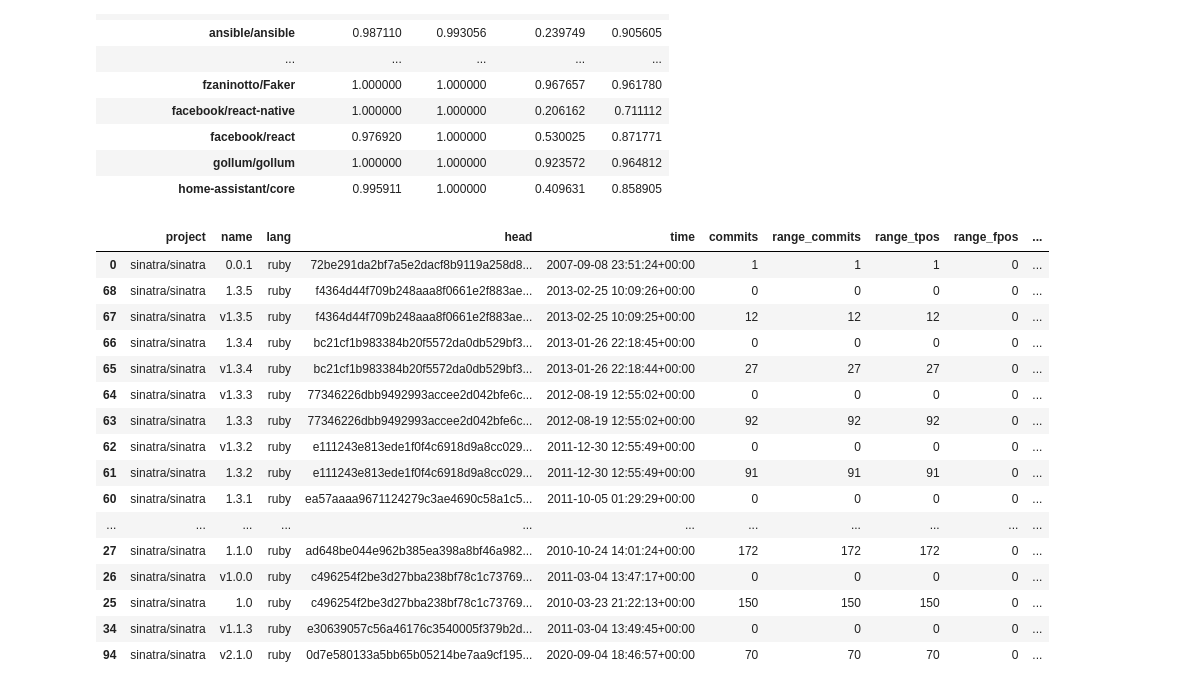
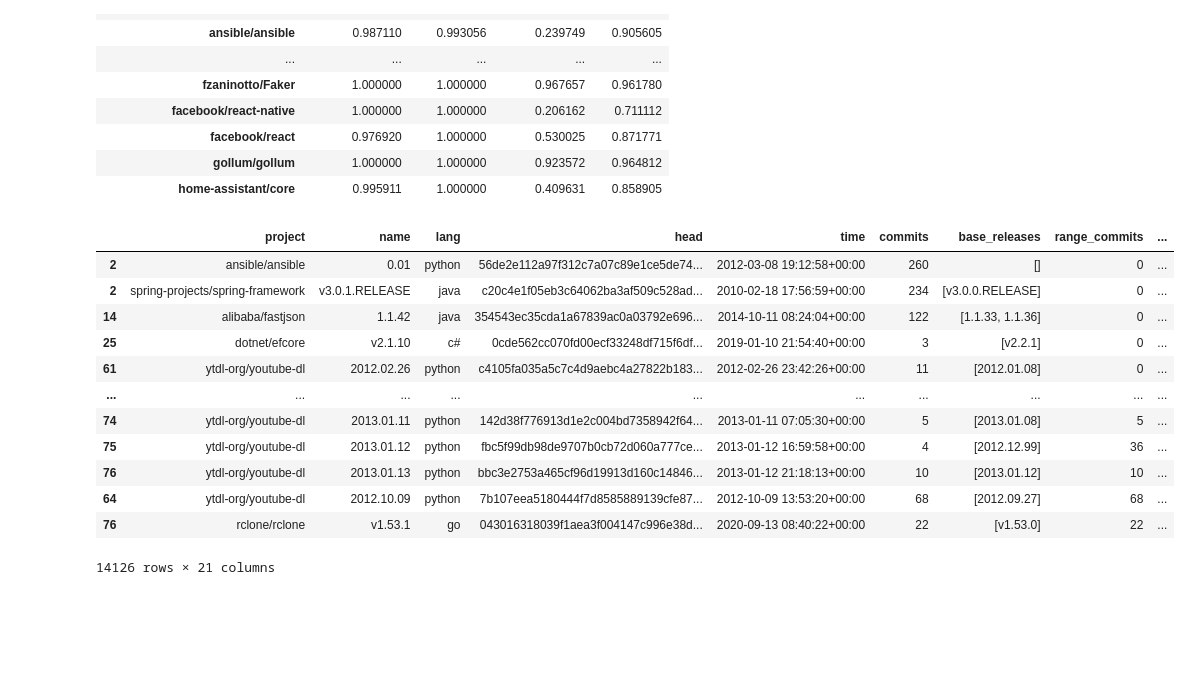
Before and after one commit to gems-uff/release-mining, a Jupyter notebook: 02-release_mining.ipynb, the cells around one changed output. Saved outputs shown, nothing was run; the diff lists cells and outputs as text; code cells hidden in the pictures; blank space fills up the shorter version.

```diff
--- a/02-release_mining.ipynb
+++ b/02-release_mining.ipynb
@@ -21,9 +21,9 @@ from releasy.miner import TagReleaseMiner, PathCommitMiner, RangeCommitMiner, Ti
 projects = pd.read_pickle('projects.zip')
 # %%
 releases = pd.DataFrame(columns=[
-    "project","name", "lang","head", "time", "commits",
-    "range_commits", "range_tpos", "range_fpos","range_fneg",
-    "time_commits", "time_tpos", "time_fpos","time_fneg"])
+    "project","name", "lang","head", "time", "commits", "base_releases",
+    "range_commits", "range_base_releases", "range_tpos", "range_fpos","range_fneg",
+    "time_commits", "time_base_releases", "time_tpos", "time_fpos","time_fneg"])
 
 suffix_exception_catalog = {
     "spring-projects/spring-boot": ".RELEASE",
@@ -72,22 +72,30 @@ for i,project in enumerate(projects.itertuples()):
             range_commits = set(range_release_set[release.name].commits)
             time_commits = set(time_release_set[release.name].commits)
 
+            path_base_releases = [release.name.value for release in path_release_set[release.name].base_releases]
+            range_base_releases = [release.name.value for release in range_release_set[release.name].base_releases]
+            time_base_releases = [release.name.value for release in time_release_set[release.name].base_releases]
+
             stats.append({
                 "project": project.name,
-                "name": release.name,
+                "name": release.name.value,
                 "lang": project.lang,
                 "head": release.head,
                 "time": release.time,
                 "commits": len(path_commits),
+                "base_releases": path_base_releases,
                 "range_commits": len(range_commits),
+                "range_base_releases": range_base_releases,
                 "range_tpos": len(path_commits & range_commits),
                 "range_fpos": len(range_commits - path_commits),
                 "range_fneg": len(path_commits - range_commits),
                 "time_commits": len(time_commits),
+                "time_base_releases": time_base_releases,
                 "time_tpos": len(path_commits & time_commits),
                 "time_fpos": len(time_commits - path_commits),
                 "time_fneg": len(path_commits - time_commits)
             })
+
         releases = releases.append(pd.DataFrame(stats))
     except Exception as e:
         print(f" - error: {e}")
@@ -115,7 +123,6 @@ releases_bkp = releases.copy()
 releases = releases_bkp.copy()
 # %%
 releases['head'] = releases['head'].apply(lambda commit: commit.id)
-releases['name'] = releases['name'].apply(lambda name: name.value)
 releases.commits = pd.to_numeric(releases.commits)
 releases.time = pd.to_datetime(releases.time, utc=True)
 releases.range_commits = pd.to_numeric(releases.range_commits)
@@ -237,22 +225,18 @@ releases.groupby(['project']).mean()[['range_precision','range_recall','time_pre
 | gollum/gollum | 1.000000 | 1.000000 | 0.923572 | 0.964812 |
 | home-assistant/core | 0.995911 | 1.000000 | 0.409631 | 0.858905 |
 # %%
-releases[releases.project == "sinatra/sinatra"].sort_values('range_recall')
+releases.sort_values('range_recall')
 # %% [output]
-|  | project | name | lang | head | time | commits | range_commits | range_tpos | range_fpos | ... |
-| 0 | sinatra/sinatra | 0.0.1 | ruby | 72be291da2bf7a5e2dacf8b9119a258d8... | 2007-09-08 23:51:24+00:00 | 1 | 1 | 1 | 0 | ... |
-| 68 | sinatra/sinatra | 1.3.5 | ruby | f4364d44f709b248aaa8f0661e2f883ae... | 2013-02-25 10:09:26+00:00 | 0 | 0 | 0 | 0 | ... |
-| 67 | sinatra/sinatra | v1.3.5 | ruby | f4364d44f709b248aaa8f0661e2f883ae... | 2013-02-25 10:09:25+00:00 | 12 | 12 | 12 | 0 | ... |
-| 66 | sinatra/sinatra | 1.3.4 | ruby | bc21cf1b983384b20f5572da0db529bf3... | 2013-01-26 22:18:45+00:00 | 0 | 0 | 0 | 0 | ... |
-| 65 | sinatra/sinatra | v1.3.4 | ruby | bc21cf1b983384b20f5572da0db529bf3... | 2013-01-26 22:18:44+00:00 | 27 | 27 | 27 | 0 | ... |
-| 64 | sinatra/sinatra | v1.3.3 | ruby | 77346226dbb9492993accee2d042bfe6c... | 2012-08-19 12:55:02+00:00 | 0 | 0 | 0 | 0 | ... |
-| 63 | sinatra/sinatra | 1.3.3 | ruby | 77346226dbb9492993accee2d042bfe6c... | 2012-08-19 12:55:02+00:00 | 92 | 92 | 92 | 0 | ... |
-| 62 | sinatra/sinatra | v1.3.2 | ruby | e111243e813ede1f0f4c6918d9a8cc029... | 2011-12-30 12:55:49+00:00 | 0 | 0 | 0 | 0 | ... |
-| 61 | sinatra/sinatra | 1.3.2 | ruby | e111243e813ede1f0f4c6918d9a8cc029... | 2011-12-30 12:55:49+00:00 | 91 | 91 | 91 | 0 | ... |
-| 60 | sinatra/sinatra | 1.3.1 | ruby | ea57aaaa9671124279c3ae4690c58a1c5... | 2011-10-05 01:29:29+00:00 | 0 | 0 | 0 | 0 | ... |
-| ... | ... | ... | ... | ... | ... | ... | ... | ... | ... | ... |
-| 27 | sinatra/sinatra | 1.1.0 | ruby | ad648be044e962b385ea398a8bf46a982... | 2010-10-24 14:01:24+00:00 | 172 | 172 | 172 | 0 | ... |
-| 26 | sinatra/sinatra | v1.0.0 | ruby | c496254f2be3d27bba238bf78c1c73769... | 2011-03-04 13:47:17+00:00 | 0 | 0 | 0 | 0 | ... |
-| 25 | sinatra/sinatra | 1.0 | ruby | c496254f2be3d27bba238bf78c1c73769... | 2010-03-23 21:22:13+00:00 | 150 | 150 | 150 | 0 | ... |
-| 34 | sinatra/sinatra | v1.1.3 | ruby | e30639057c56a46176c3540005f379b2d... | 2011-03-04 13:49:45+00:00 | 0 | 0 | 0 | 0 | ... |
-| 94 | sinatra/sinatra | v2.1.0 | ruby | 0d7e580133a5bb65b05214be7aa9cf195... | 2020-09-04 18:46:57+00:00 | 70 | 70 | 70 | 0 | ... |
+|  | project | name | lang | head | time | commits | base_releases | range_commits | ... |
+| 2 | ansible/ansible | 0.01 | python | 56de2e112a97f312c7a07c89e1ce5de74... | 2012-03-08 19:12:58+00:00 | 260 | [] | 0 | ... |
+| 2 | spring-projects/spring-framework | v3.0.1.RELEASE | java | c20c4e1f05eb3c64062ba3af509c528ad... | 2010-02-18 17:56:59+00:00 | 234 | [v3.0.0.RELEASE] | 0 | ... |
+| 14 | alibaba/fastjson | 1.1.42 | java | 354543ec35cda1a67839ac0a03792e696... | 2014-10-11 08:24:04+00:00 | 122 | [1.1.33, 1.1.36] | 0 | ... |
+| 25 | dotnet/efcore | v2.1.10 | c# | 0cde562cc070fd00ecf33248df715f6df... | 2019-01-10 21:54:40+00:00 | 3 | [v2.2.1] | 0 | ... |
+| 61 | ytdl-org/youtube-dl | 2012.02.26 | python | c4105fa035a5c7c4d9aebc4a27822b183... | 2012-02-26 23:42:26+00:00 | 11 | [2012.01.08] | 0 | ... |
+| ... | ... | ... | ... | ... | ... | ... | ... | ... | ... |
+| 74 | ytdl-org/youtube-dl | 2013.01.11 | python | 142d38f776913d1e2c004bd7358942f64... | 2013-01-11 07:05:30+00:00 | 5 | [2013.01.08] | 5 | ... |
+| 75 | ytdl-org/youtube-dl | 2013.01.12 | python | fbc5f99db98de9707b0cb72d060a777ce... | 2013-01-12 16:59:58+00:00 | 4 | [2012.12.99] | 36 | ... |
+| 76 | ytdl-org/youtube-dl | 2013.01.13 | python | bbc3e2753a465cf96d19913d160c14846... | 2013-01-12 21:18:13+00:00 | 10 | [2013.01.12] | 10 | ... |
+| 64 | ytdl-org/youtube-dl | 2012.10.09 | python | 7b107eea5180444f7d8585889139cfe87... | 2012-10-09 13:53:20+00:00 | 68 | [2012.09.27] | 68 | ... |
+| 76 | rclone/rclone | v1.53.1 | go | 043016318039f1aea3f004147c996e38d... | 2020-09-13 08:40:22+00:00 | 22 | [v1.53.0] | 22 | ... |
+14126 rows × 21 columns
```
Also changed, not shown: parts of 3 cells of this notebook, 1 other file.
